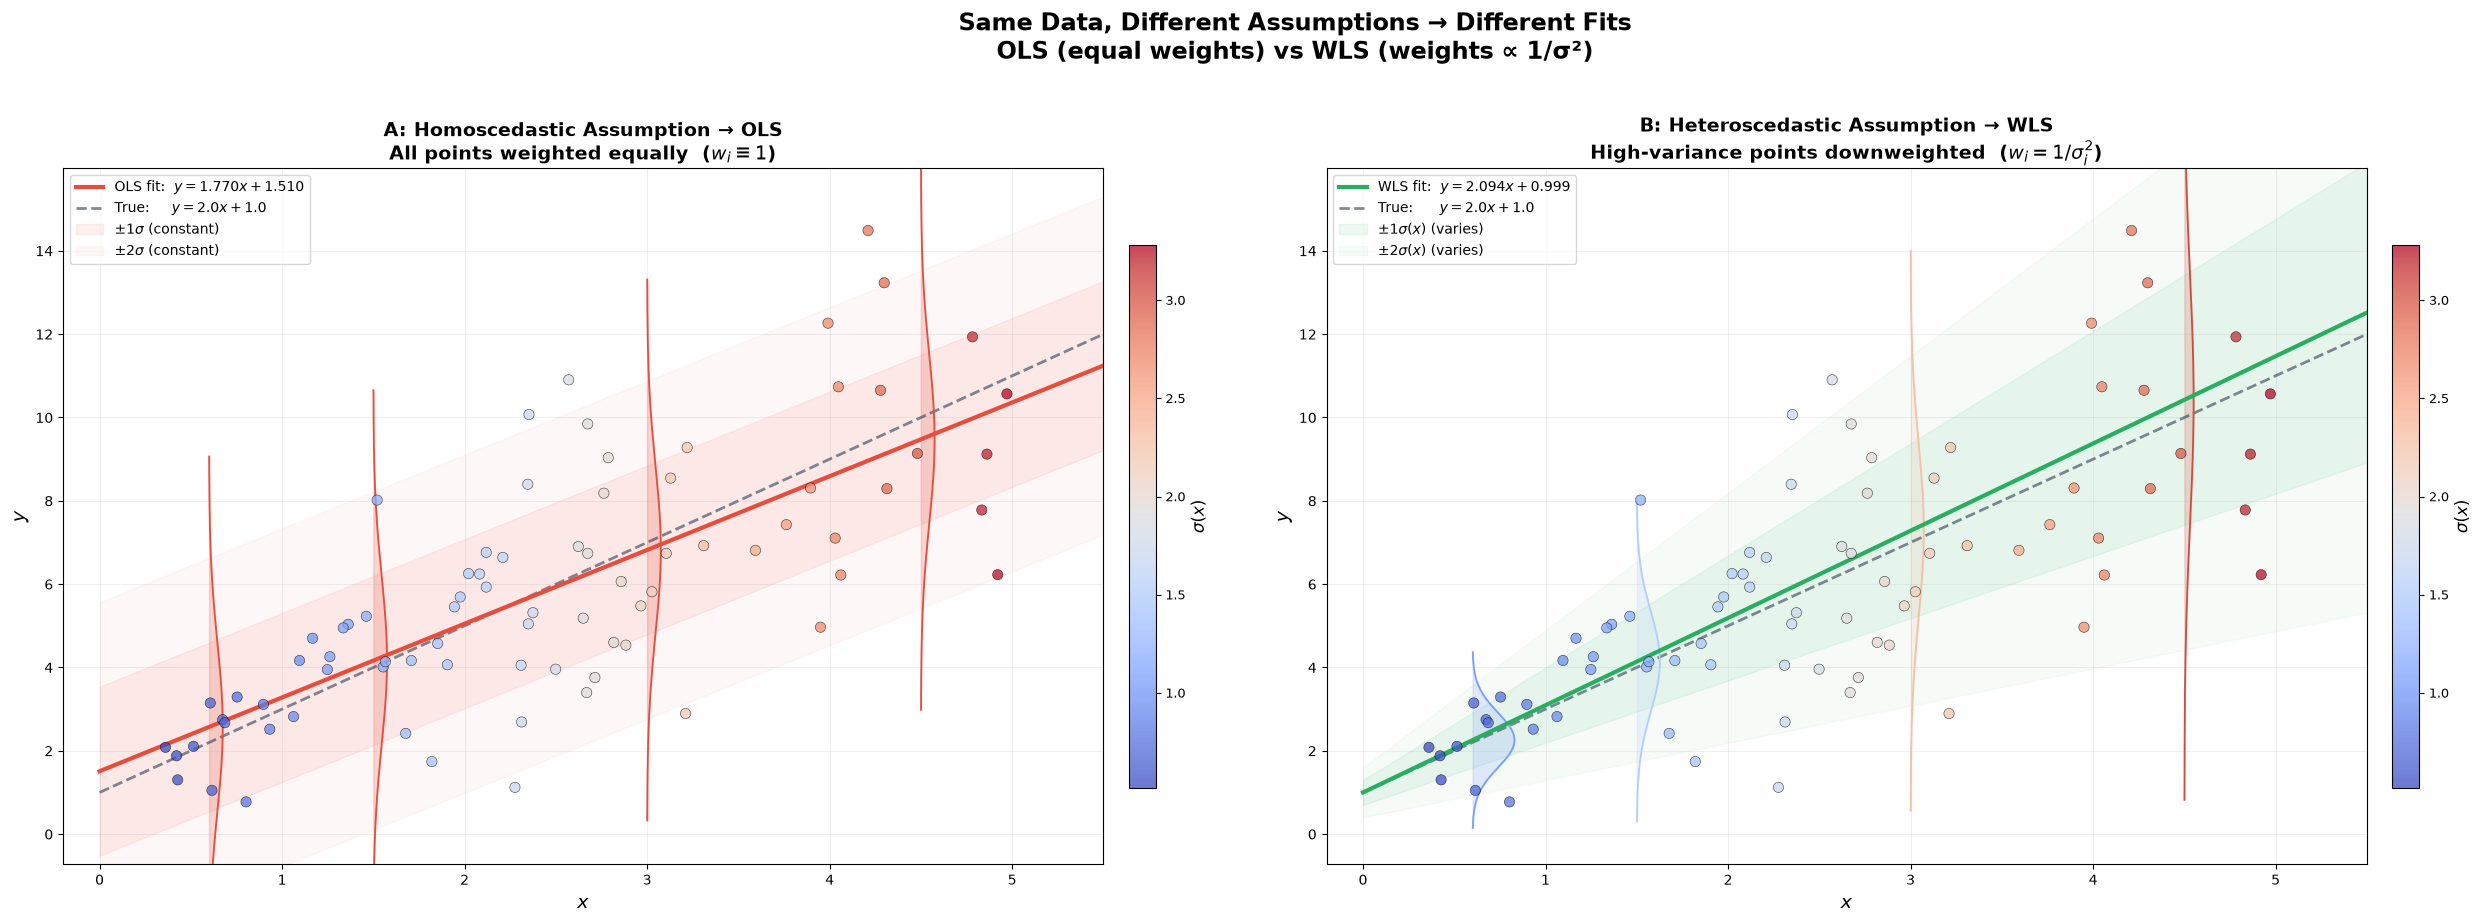
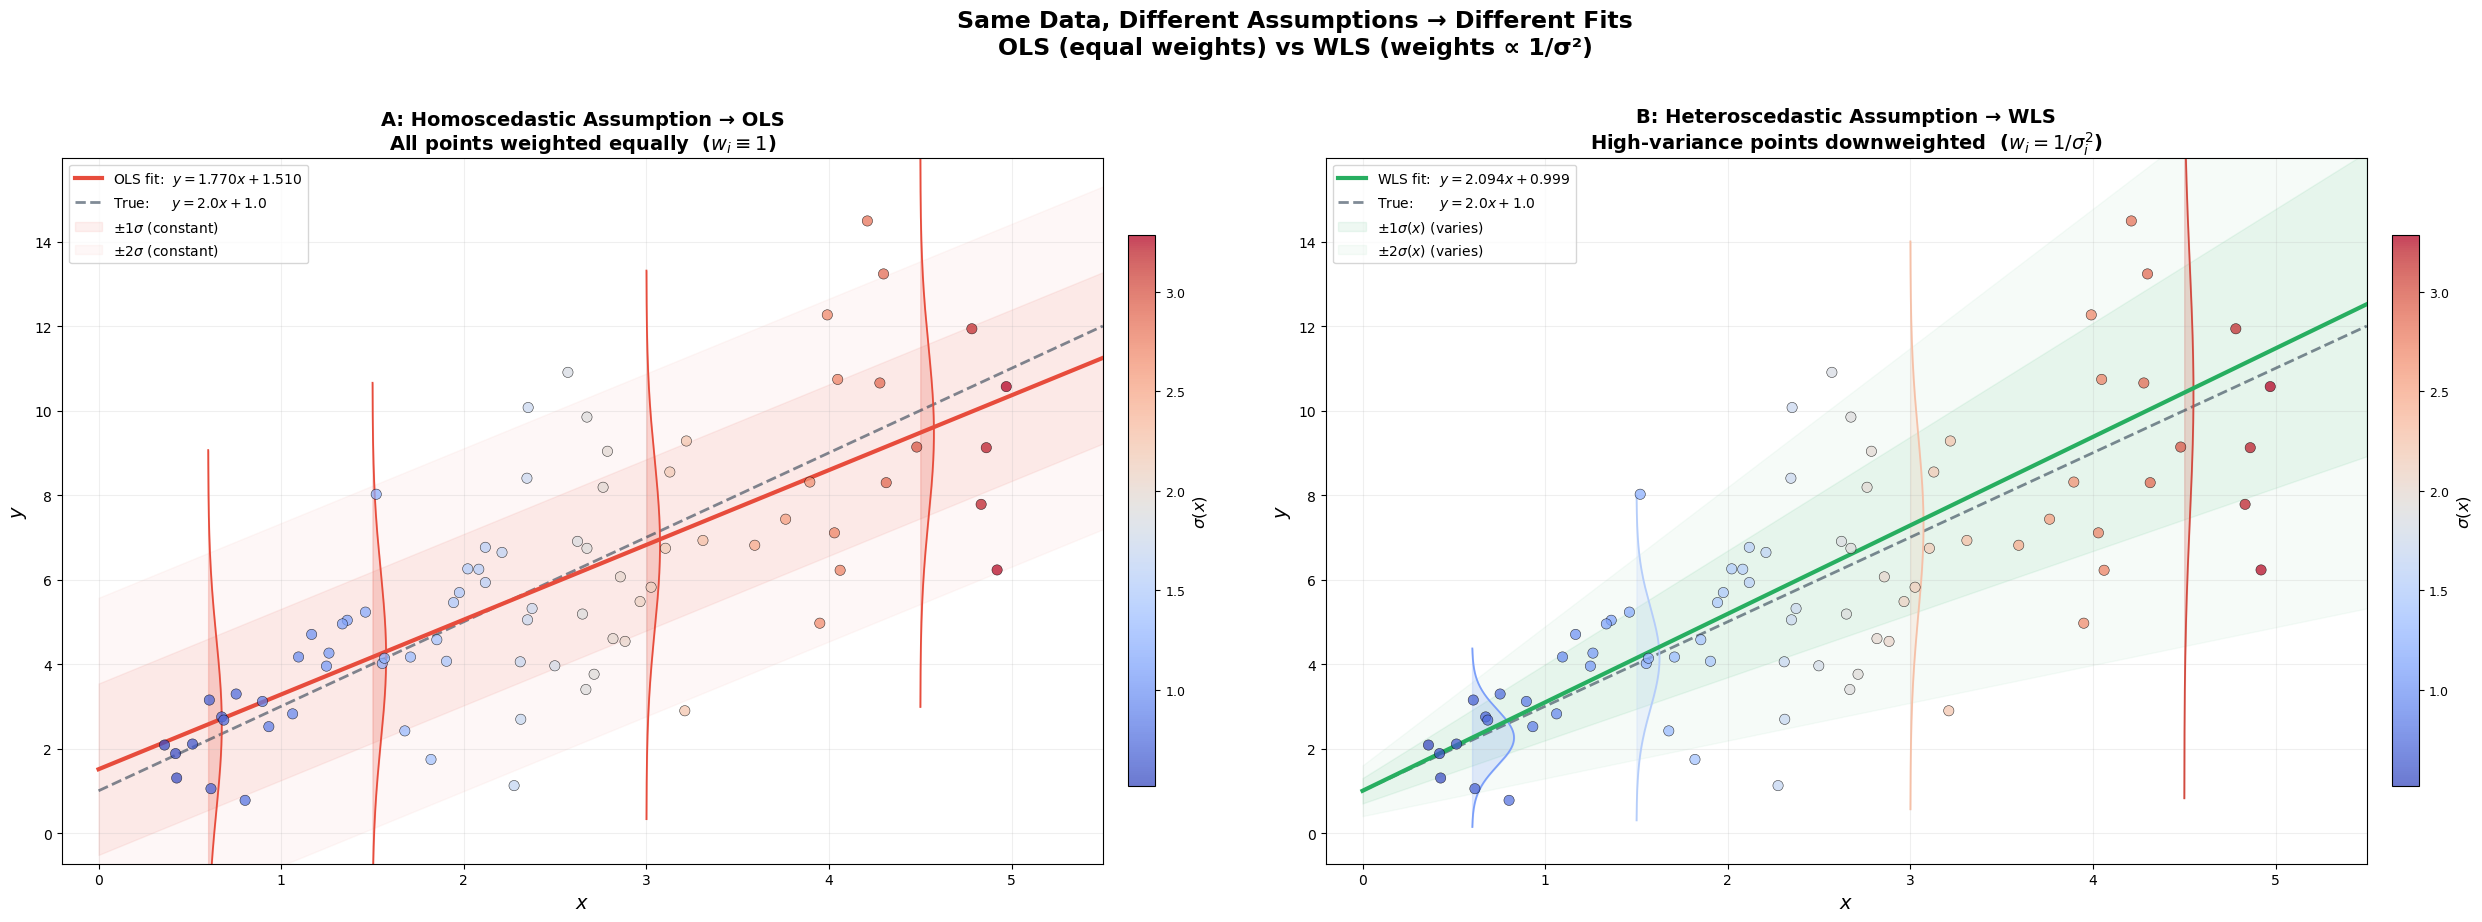
Unified diff of the notebook cell whose output changed from the first chart to the second:
--- before
+++ after
@@ -144,3 +144,4 @@
              fontsize=17, fontweight='bold', y=1.02)
 plt.tight_layout()
+plt.savefig('heteroscedasticity_OLS_WLS.png', dpi=300, bbox_inches='tight')
 plt.show()

Commit: 图片修改